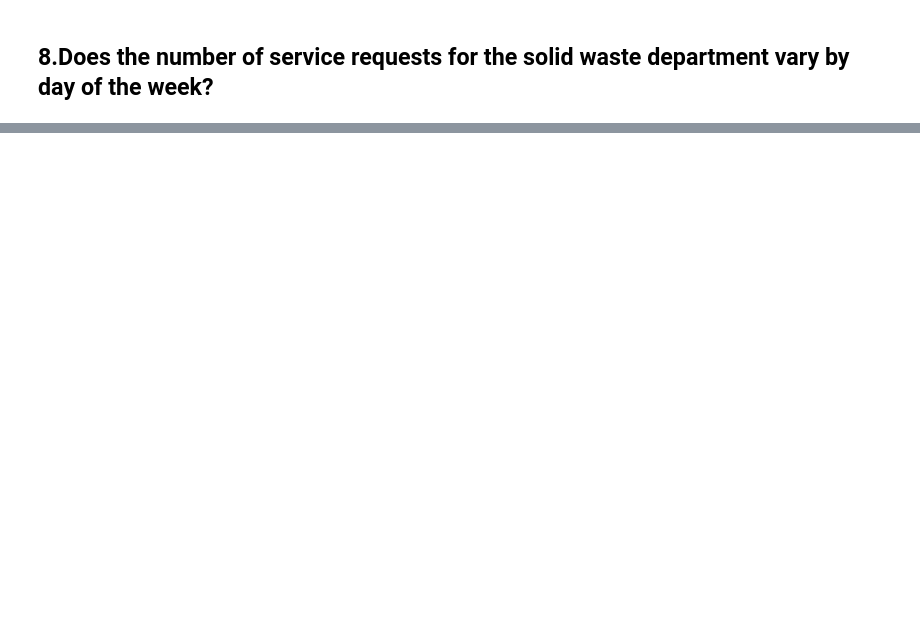
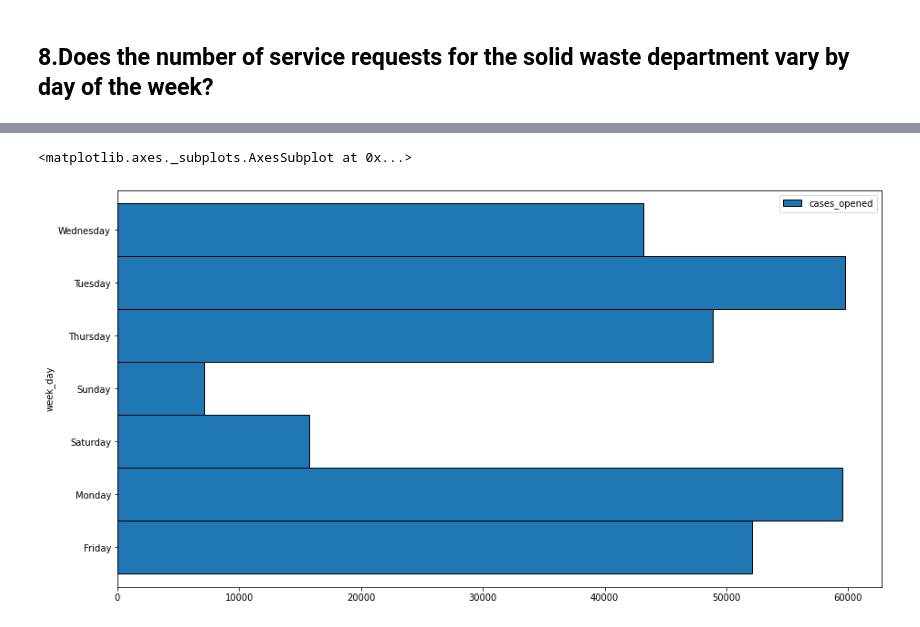
Before and after one commit to guedanie/distributed-ml, a Jupyter notebook: explore.ipynb, the cells around one changed output, grey strips where cells are left out. Saved outputs shown, nothing was run; the diff lists cells and outputs as text; code cells hidden in the pictures; blank space fills up the shorter version.

```diff
--- a/explore.ipynb
+++ b/explore.ipynb
@@ -187,2 +270,25 @@ for i in range(department_list.shape[0]):
 # %% [markdown]
 ## 8.Does the number of service requests for the solid waste department vary by day of the week?
+# %%
+cases_by_day = (
+    df.filter(df.department == "Solid Waste")
+    .select(date_format("case_opened_date", "yyyy-MM-dd").alias("case_opened_date"))
+
+
+
+)
+# %%
+cases_opened_by_day = (
+    cases_by_day
+    .groupby('case_opened_date')
+    .count()
+    .na.drop()
+    .sort('case_opened_date')
+    .toPandas()
+    .assign(case_opened_date=lambda df: pd.to_datetime(df.case_opened_date))
+    .set_index('case_opened_date')
+    ['count']
+)
+cases_opened_by_day.name = 'cases_opened'
+# %%
+ts = pd.DataFrame(cases_opened_by_day)
@@ -188,0 +312,7 @@ for i in range(department_list.shape[0]):
+# %%
+ts["week_day"] = ts.index.day_name()
+# %%
+ts.groupby("week_day").sum().plot.barh(width=1, edgecolor="black", figsize=(15, 8))
+# %% [output]
+<matplotlib.axes._subplots.AxesSubplot at 0x...>
+[figure, added]
```
Also changed, not shown: parts of 12 cells of this notebook.
